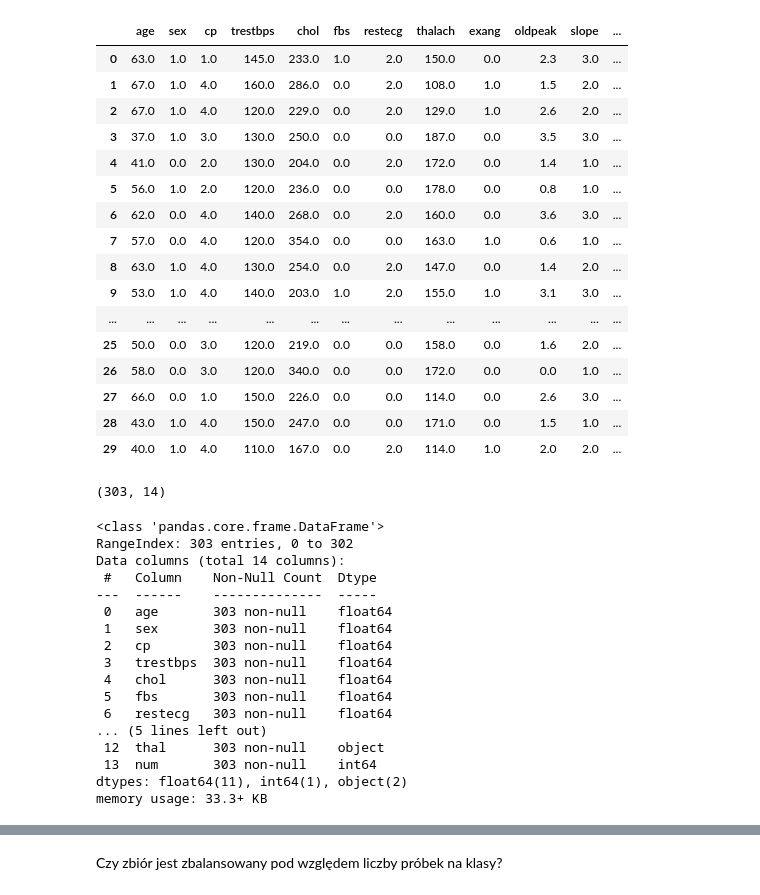
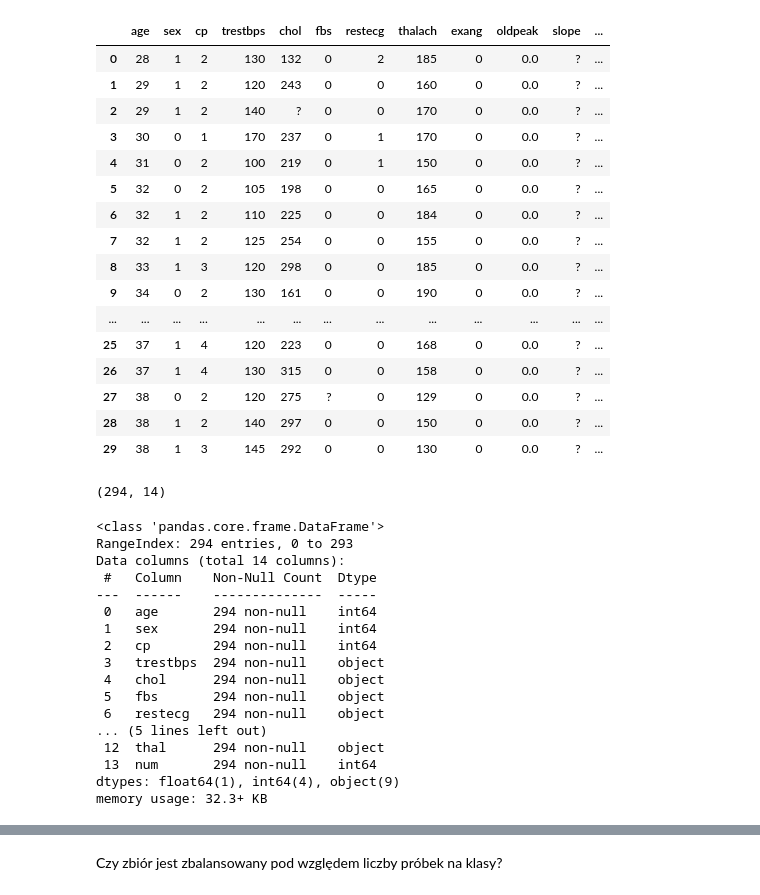
Before and after one commit to Filipstrozik/NeuralNetworks, a Jupyter notebook: CW1/data_exploration.ipynb, the cells around one changed output, grey strips where cells are left out. Cells and saved outputs as stored; diff of their text form; code cells hidden in the pictures.

```diff
--- a/CW1/data_exploration.ipynb
+++ b/CW1/data_exploration.ipynb
@@ -7,50 +7,50 @@ from sklearn import preprocessing
 # %%
 column_names = ['age', 'sex', 'cp', 'trestbps', 'chol', 'fbs', 'restecg' , 'thalach' , 'exang', 'oldpeak', 'slope', 'ca', 'thal', 'num']
 # %%
-df = pd.read_csv('./heart+disease/processed.cleveland.data', header=None, names=column_names)
+df = pd.read_csv('./heart+disease/processed.hungarian.data', header=None, names=column_names)
 df.head(30)
 # %% [output]
 |  | age | sex | cp | trestbps | chol | fbs | restecg | thalach | exang | oldpeak | slope | ... |
-| 0 | 63.0 | 1.0 | 1.0 | 145.0 | 233.0 | 1.0 | 2.0 | 150.0 | 0.0 | 2.3 | 3.0 | ... |
-| 1 | 67.0 | 1.0 | 4.0 | 160.0 | 286.0 | 0.0 | 2.0 | 108.0 | 1.0 | 1.5 | 2.0 | ... |
-| 2 | 67.0 | 1.0 | 4.0 | 120.0 | 229.0 | 0.0 | 2.0 | 129.0 | 1.0 | 2.6 | 2.0 | ... |
-| 3 | 37.0 | 1.0 | 3.0 | 130.0 | 250.0 | 0.0 | 0.0 | 187.0 | 0.0 | 3.5 | 3.0 | ... |
-| 4 | 41.0 | 0.0 | 2.0 | 130.0 | 204.0 | 0.0 | 2.0 | 172.0 | 0.0 | 1.4 | 1.0 | ... |
-| 5 | 56.0 | 1.0 | 2.0 | 120.0 | 236.0 | 0.0 | 0.0 | 178.0 | 0.0 | 0.8 | 1.0 | ... |
-| 6 | 62.0 | 0.0 | 4.0 | 140.0 | 268.0 | 0.0 | 2.0 | 160.0 | 0.0 | 3.6 | 3.0 | ... |
-| 7 | 57.0 | 0.0 | 4.0 | 120.0 | 354.0 | 0.0 | 0.0 | 163.0 | 1.0 | 0.6 | 1.0 | ... |
-| 8 | 63.0 | 1.0 | 4.0 | 130.0 | 254.0 | 0.0 | 2.0 | 147.0 | 0.0 | 1.4 | 2.0 | ... |
-| 9 | 53.0 | 1.0 | 4.0 | 140.0 | 203.0 | 1.0 | 2.0 | 155.0 | 1.0 | 3.1 | 3.0 | ... |
+| 0 | 28 | 1 | 2 | 130 | 132 | 0 | 2 | 185 | 0 | 0.0 | ? | ... |
+| 1 | 29 | 1 | 2 | 120 | 243 | 0 | 0 | 160 | 0 | 0.0 | ? | ... |
+| 2 | 29 | 1 | 2 | 140 | ? | 0 | 0 | 170 | 0 | 0.0 | ? | ... |
+| 3 | 30 | 0 | 1 | 170 | 237 | 0 | 1 | 170 | 0 | 0.0 | ? | ... |
+| 4 | 31 | 0 | 2 | 100 | 219 | 0 | 1 | 150 | 0 | 0.0 | ? | ... |
+| 5 | 32 | 0 | 2 | 105 | 198 | 0 | 0 | 165 | 0 | 0.0 | ? | ... |
+| 6 | 32 | 1 | 2 | 110 | 225 | 0 | 0 | 184 | 0 | 0.0 | ? | ... |
+| 7 | 32 | 1 | 2 | 125 | 254 | 0 | 0 | 155 | 0 | 0.0 | ? | ... |
+| 8 | 33 | 1 | 3 | 120 | 298 | 0 | 0 | 185 | 0 | 0.0 | ? | ... |
+| 9 | 34 | 0 | 2 | 130 | 161 | 0 | 0 | 190 | 0 | 0.0 | ? | ... |
 | ... | ... | ... | ... | ... | ... | ... | ... | ... | ... | ... | ... | ... |
-| 25 | 50.0 | 0.0 | 3.0 | 120.0 | 219.0 | 0.0 | 0.0 | 158.0 | 0.0 | 1.6 | 2.0 | ... |
-| 26 | 58.0 | 0.0 | 3.0 | 120.0 | 340.0 | 0.0 | 0.0 | 172.0 | 0.0 | 0.0 | 1.0 | ... |
-| 27 | 66.0 | 0.0 | 1.0 | 150.0 | 226.0 | 0.0 | 0.0 | 114.0 | 0.0 | 2.6 | 3.0 | ... |
-| 28 | 43.0 | 1.0 | 4.0 | 150.0 | 247.0 | 0.0 | 0.0 | 171.0 | 0.0 | 1.5 | 1.0 | ... |
-| 29 | 40.0 | 1.0 | 4.0 | 110.0 | 167.0 | 0.0 | 2.0 | 114.0 | 1.0 | 2.0 | 2.0 | ... |
+| 25 | 37 | 1 | 4 | 120 | 223 | 0 | 0 | 168 | 0 | 0.0 | ? | ... |
+| 26 | 37 | 1 | 4 | 130 | 315 | 0 | 0 | 158 | 0 | 0.0 | ? | ... |
+| 27 | 38 | 0 | 2 | 120 | 275 | ? | 0 | 129 | 0 | 0.0 | ? | ... |
+| 28 | 38 | 1 | 2 | 140 | 297 | 0 | 0 | 150 | 0 | 0.0 | ? | ... |
+| 29 | 38 | 1 | 3 | 145 | 292 | 0 | 0 | 130 | 0 | 0.0 | ? | ... |
 # %%
 df.shape
 # %% [output]
-(303, 14)
+(294, 14)
 # %%
 df.info()
 # %% [output]
 <class 'pandas.core.frame.DataFrame'>
-RangeIndex: 303 entries, 0 to 302
+RangeIndex: 294 entries, 0 to 293
 Data columns (total 14 columns):
  #   Column    Non-Null Count  Dtype
 ---  ------    --------------  -----
- 0   age       303 non-null    float64
- 1   sex       303 non-null    float64
- 2   cp        303 non-null    float64
- 3   trestbps  303 non-null    float64
- 4   chol      303 non-null    float64
- 5   fbs       303 non-null    float64
- 6   restecg   303 non-null    float64
+ 0   age       294 non-null    int64
+ 1   sex       294 non-null    int64
+ 2   cp        294 non-null    int64
+ 3   trestbps  294 non-null    object
+ 4   chol      294 non-null    object
+ 5   fbs       294 non-null    object
+ 6   restecg   294 non-null    object
 ... (5 lines left out)
- 12  thal      303 non-null    object
- 13  num       303 non-null    int64
-dtypes: float64(11), int64(1), object(2)
-memory usage: 33.3+ KB
+ 12  thal      294 non-null    object
+ 13  num       294 non-null    int64
+dtypes: float64(1), int64(4), object(9)
+memory usage: 32.3+ KB
 # %%
 df.describe()
 # %% [output]
```
Also changed, not shown: parts of 11 cells of this notebook.
